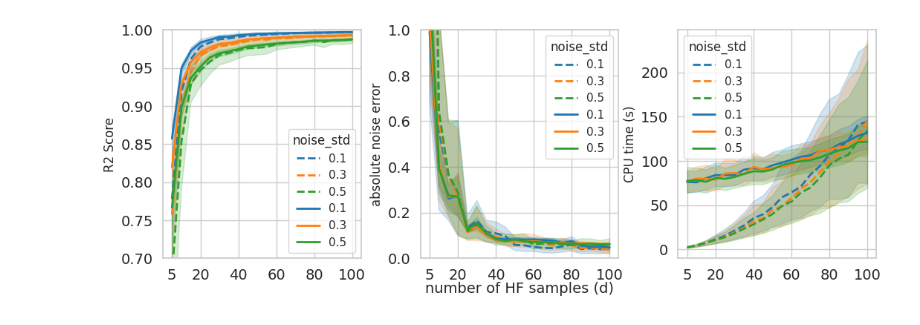
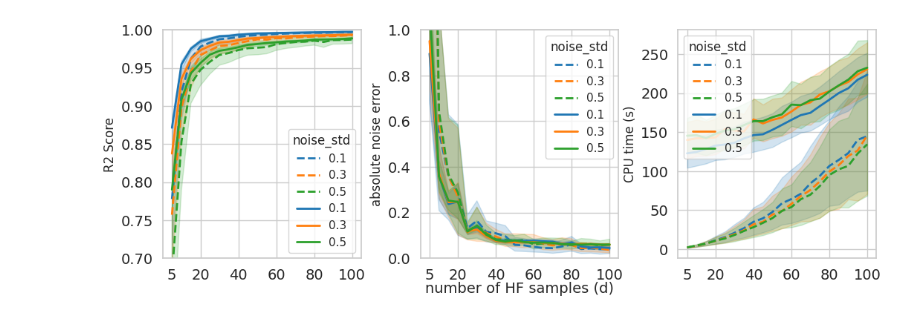
Before and after one commit to bessagroup/mfbml, a Jupyter notebook: studies/Data_scarce_comprehensive_experiments/MF_RBF_GPR_experiments/results_analysis/ablation_study.ipynb, the cells around one changed output. Drawn from its saved outputs; the diff is of its cells as text; code cells hidden in the pictures.

```diff
--- a/studies/Data_scarce_comprehensive_experiments/MF_RBF_GPR_experiments/results_analysis/ablation_study.ipynb
+++ b/studies/Data_scarce_comprehensive_experiments/MF_RBF_GPR_experiments/results_analysis/ablation_study.ipynb
@@ -9,7 +9,7 @@ from matplotlib.patches import Patch
 problem_sets = [
     "Bohachevsky",
     "Booth",
-    # "mf_Borehole",
+    "Borehole",
     "CurrinExp",
     "Hartman3",
     "Hartman6",
@@ -486,34 +487,37 @@ sns.lineplot(
     hue="noise_std",
     y="cpu_time",
     palette="tab10",
     ax=axes[2],
 )
 
 axes[2].set_xlabel(" ", fontsize=font_size)
 axes[2].set_ylabel("CPU time (s)", fontsize=font_size)
 axes[2].set_xticks([5, 20, 40, 60, 80, 100])
 
 
 # set font size
 font_size = 14
 plt.subplots_adjust(left=0.1, right=0.9, wspace=0.3)
 axes[0].tick_params(labelsize=font_size)
 axes[1].tick_params(labelsize=font_size)
 axes[2].tick_params(labelsize=font_size)
 # add text at the bottom with the number of samples
 axes[0].text(
     1.8,
     -0.15,
     "number of HF samples (d)",
     fontsize=font_size,
     transform=axes[0].transAxes,
     horizontalalignment="center",
 )
 
-plt.savefig("gpr_comparison_at_different_lf_noise.png", dpi=300, bbox_inches="tight")
-plt.savefig("gpr_comparison_at_different_lf_noise.pdf", dpi=300, bbox_inches="tight")
-plt.savefig("gpr_comparison_at_different_lf_noise.svg", dpi=300, bbox_inches="tight")
+plt.savefig("gpr_comparison_at_different_lf_noise.png",
+            dpi=300, bbox_inches="tight")
+plt.savefig("gpr_comparison_at_different_lf_noise.pdf",
+            dpi=300, bbox_inches="tight")
+plt.savefig("gpr_comparison_at_different_lf_noise.svg",
+            dpi=300, bbox_inches="tight")
 
 plt.show()
 # %% [output]
-[figure, old version]
+[figure, new version]
```
Also changed, not shown: parts of 3 cells of this notebook, 13 other files.
